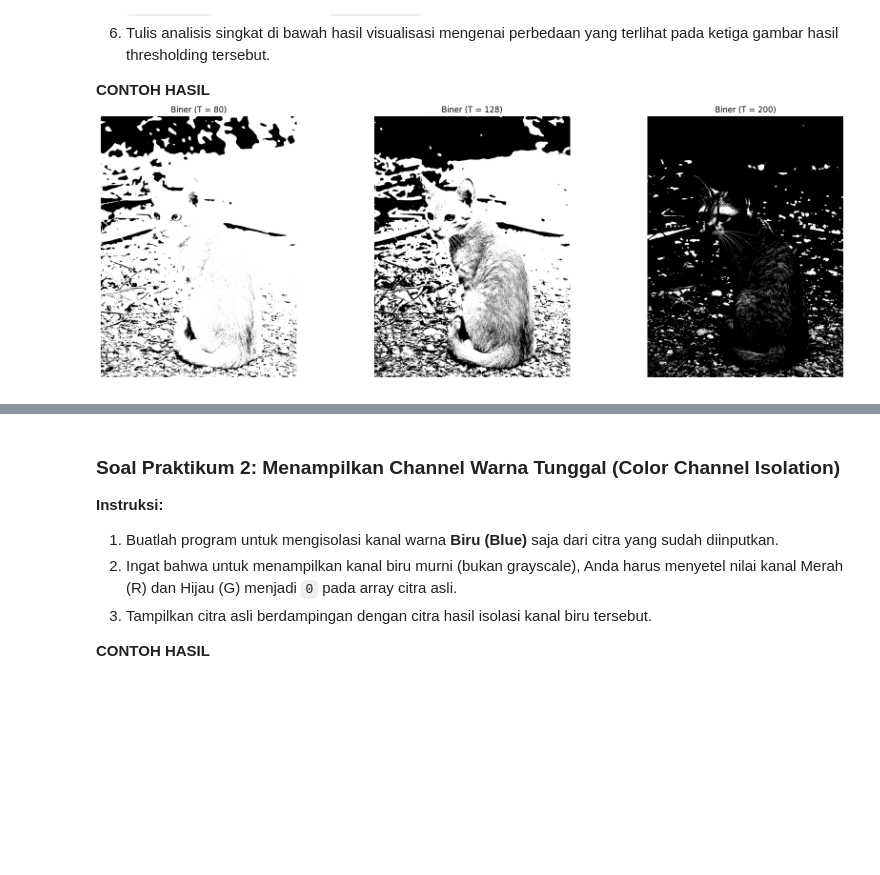
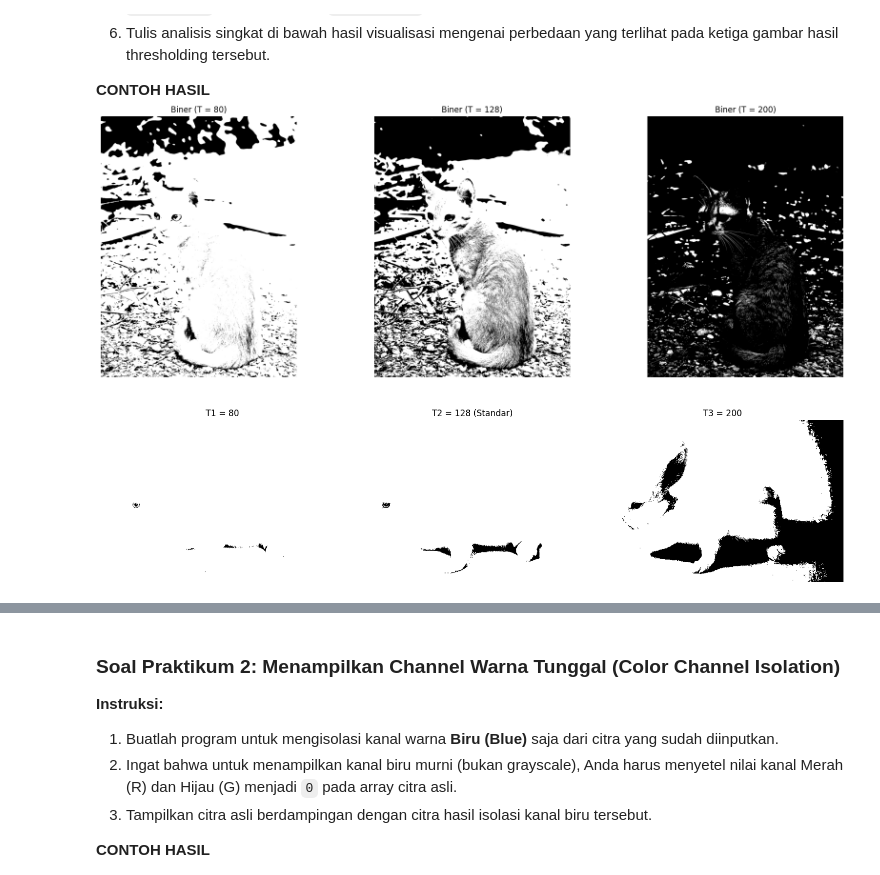
Before and after one commit to zahranabilah/24_ZahraNabilah_PCD, a Jupyter notebook: T5_24552021018_zahranabilah.ipynb, the cells around one changed output, grey strips where cells are left out. Saved outputs shown, nothing was run; the diff lists cells and outputs as text; code cells hidden in the pictures; blank space fills up the shorter version.

Commit message:
Tugas 5 Pengelolahan Citra

```diff
--- a/T5_24552021018_zahranabilah.ipynb
+++ b/T5_24552021018_zahranabilah.ipynb
@@ -43,0 +42,43 @@ Memahami pengaruh perubahan nilai ambang batas (*threshold*) terhadap hasil citr
+# %%
+# @title Code jawaban Tugas Praktikum 1
+import cv2
+import matplotlib.pyplot as plt
+
+# 1. Membaca citra yang telah diunggah ('kelinci.jpg')
+img = cv2.imread('kelinci.jpg')
+
+# 2. Konversi citra ke Grayscale
+gray = cv2.cvtColor(img, cv2.COLOR_BGR2GRAY)
+
+# 3. Melakukan thresholding dengan tiga variasi nilai ambang batas
+# T1 = 80
+_, thresh1 = cv2.threshold(gray, 80, 255, cv2.THRESH_BINARY)
+
+# T2 = 128 (standar)
+_, thresh2 = cv2.threshold(gray, 128, 255, cv2.THRESH_BINARY)
+
+# T3 = 200
+_, thresh3 = cv2.threshold(gray, 200, 255, cv2.THRESH_BINARY)
+
+# 4. Menampilkan hasil ketiga citra biner secara berdampingan dalam satu baris
+plt.figure(figsize=(15, 5))
+
+plt.subplot(1, 3, 1)
+plt.imshow(thresh1, cmap='gray')
+plt.title('T1 = 80')
+plt.axis('off')
+
+plt.subplot(1, 3, 2)
+plt.imshow(thresh2, cmap='gray')
+plt.title('T2 = 128 (Standar)')
+plt.axis('off')
+
+plt.subplot(1, 3, 3)
+plt.imshow(thresh3, cmap='gray')
+plt.title('T3 = 200')
+plt.axis('off')
+
+plt.tight_layout()
+plt.show()
+# %% [output]
+[figure, added]
```
Also changed, not shown: parts of 4 cells of this notebook.
